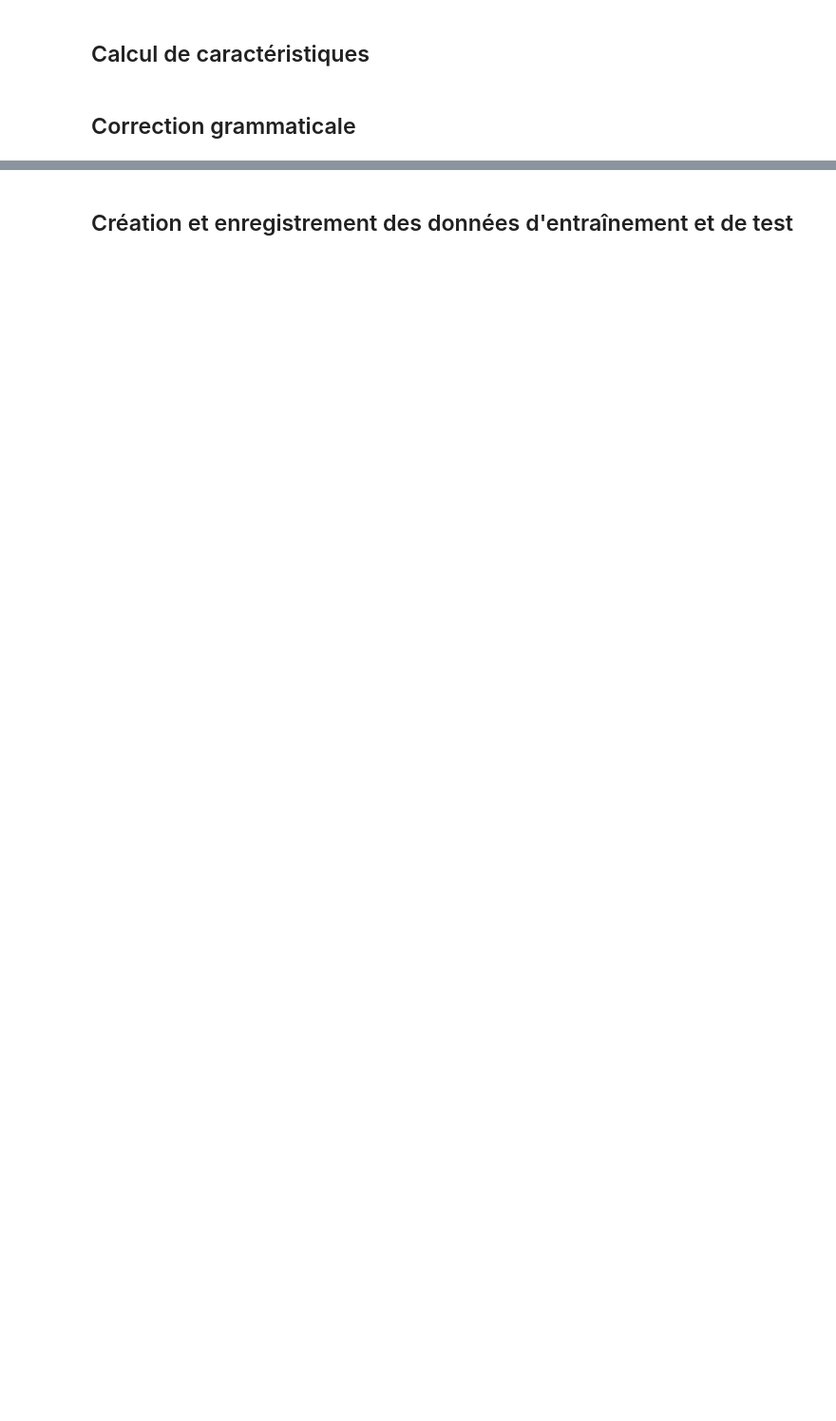
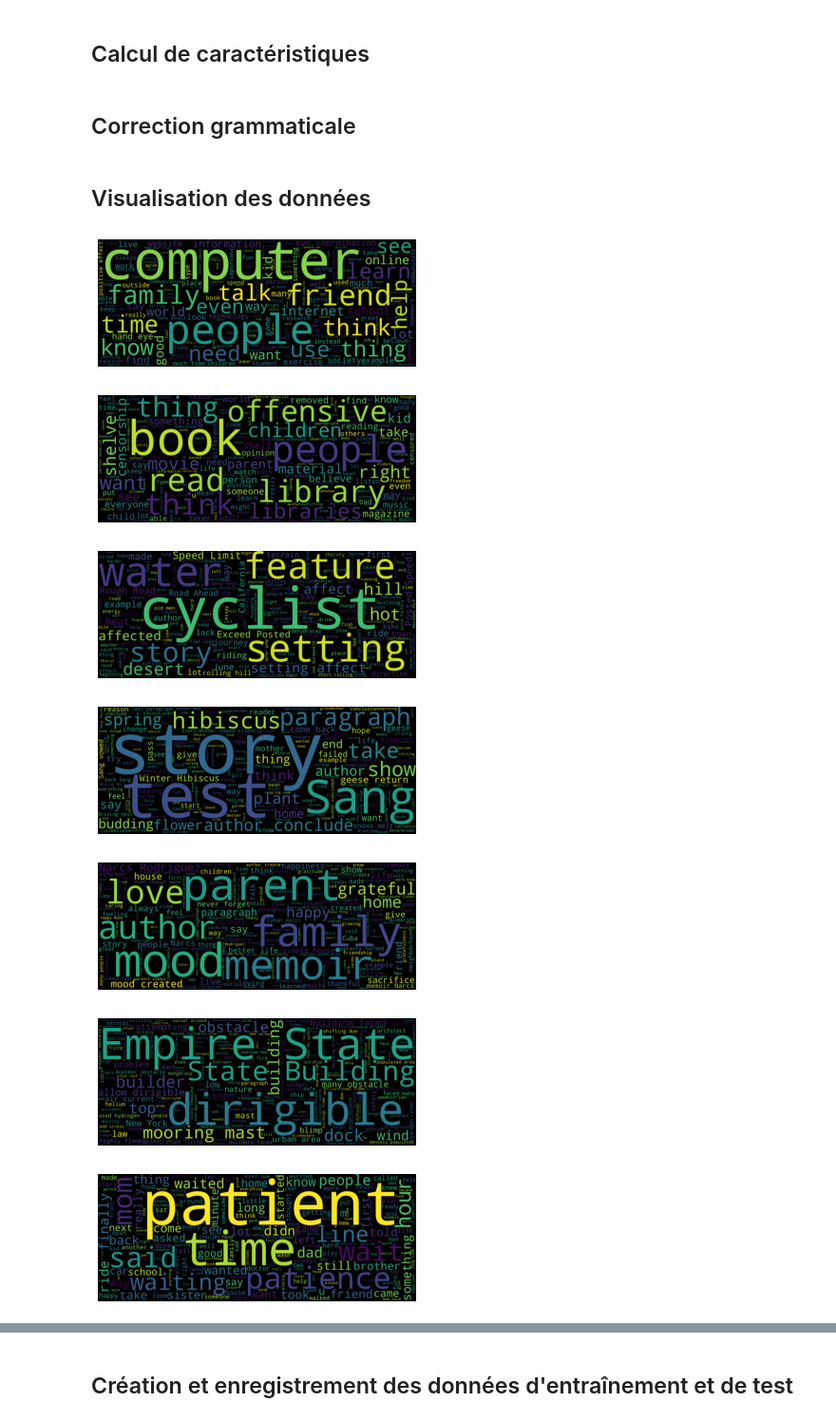
Before and after one commit to bemayer/Automated-Essay-Scoring, a Jupyter notebook: Main.ipynb, the cells around one changed output, grey strips where cells are left out. Shown at 95% size. Cells and saved outputs as stored; diff of their text form; code cells hidden in the pictures; blank space fills up the shorter version.

```diff
--- a/Main.ipynb
+++ b/Main.ipynb
@@ -244,3 +307,39 @@ if not exists('Data/data_corrected.parquet'):
     data.write.parquet('Data/data_corrected.parquet')
 
 data = sc.read.parquet('Data/data_corrected.parquet')
+# %% [markdown]
+## Visualisation des données
+# %%
+data_pd = data.toPandas()
+
+# Nuages de mots
+stopwords = StopWordsCleaner().getStopWords() + ['one', 'day', 'make',  'like',
+    'went', 'go', 'going', 'also', 'get', 'got']
+for set in range(1, 9):
+    text = ' '.join([essay for essay in
+        data_pd[data_pd.essay_set == set].essay])
+    wordcloud = WordCloud(width = 5000, height = 2000,
+        background_color='black', stopwords=stopwords).generate(text)
+    # plt.figure(figsize=(50,20))
+    plt.imshow(wordcloud, interpolation='bilinear')
+    plt.axis('off')
+    # plt.title('Sujet ' + str(set), fontsize=120)
+    plt.savefig('Data/set_' + str(set) + '.png', format='png',
+        bbox_inches = 'tight', pad_inches = 0)
+    plt.show()
+
+# Distribution du nombre de mots par rédaction
+(data_pd.hist(column='nb_words', by='essay_set', bins=25, sharey=True,
+    sharex=True, layout=(2, 4), figsize=(7,4), rot=0))
+plt.suptitle('Nombre de mots par sujet')
+plt.xlabel('Nombre de mots')
+plt.tight_layout(rect=[0, 0.03, 1, 0.95])
+plt.show()
+# %% [output]
+[figure, added]
+[figure, added]
+[figure, added]
+[figure, added]
+[figure, added]
+[figure, added]
+[figure, added]
```
Also changed, not shown: parts of 30 cells of this notebook, 30 other files.
